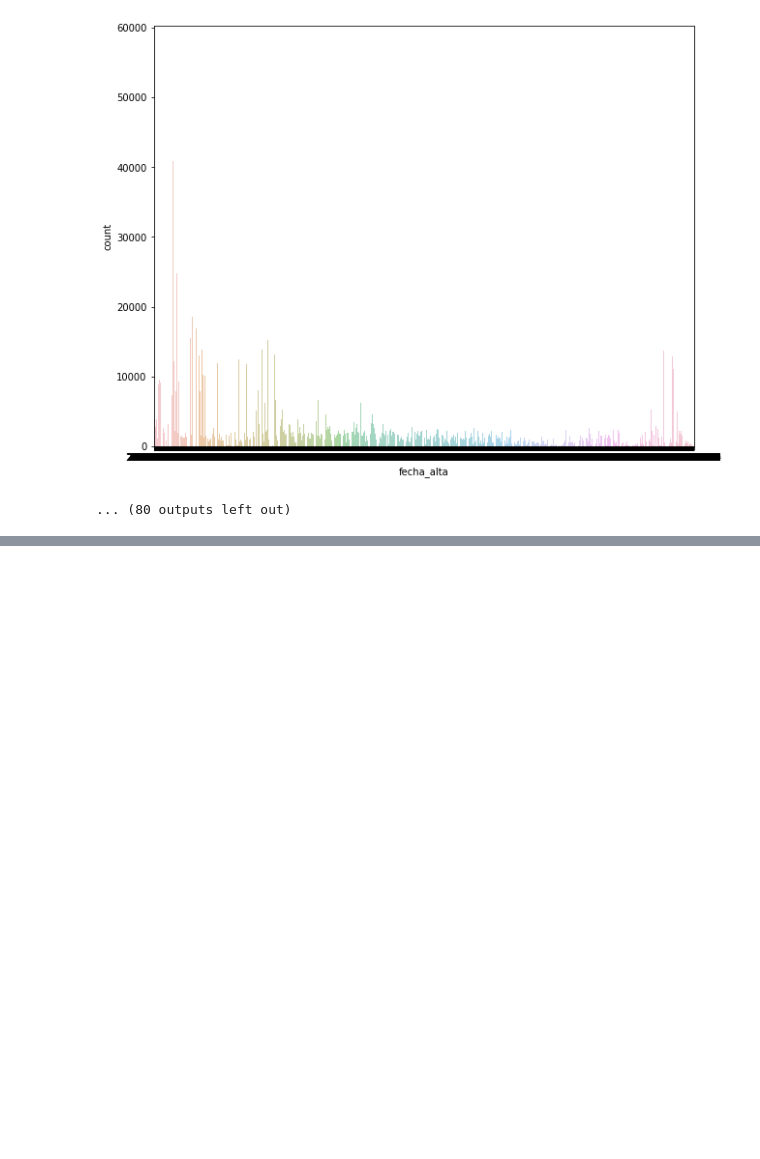
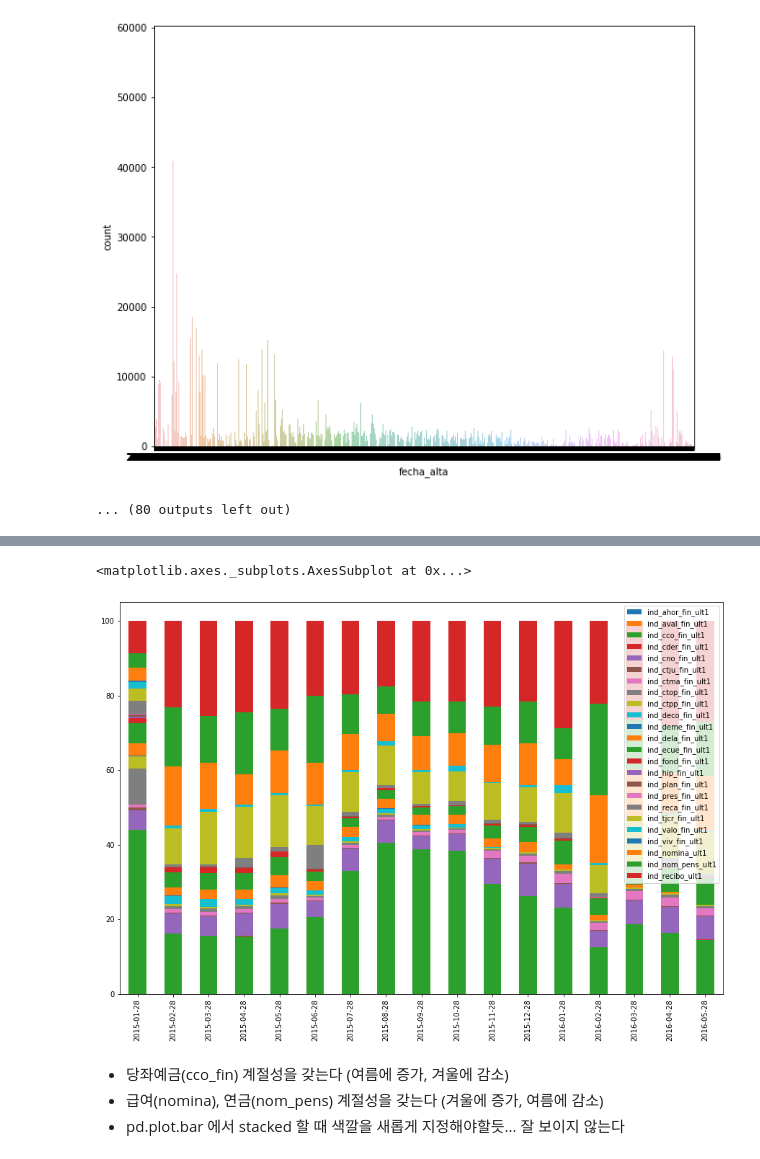
Before and after one commit to 12jeong/Kaggle-beginner, a Jupyter notebook: Santander-Product-Recommendation-Competition/EDA.ipynb, the cells around one changed output, grey strips where cells are left out. Saved outputs shown, nothing was run; the diff lists cells and outputs as text; code cells hidden in the pictures; blank space fills up the shorter version.

```diff
--- a/Santander-Product-Recommendation-Competition/EDA.ipynb
+++ b/Santander-Product-Recommendation-Competition/EDA.ipynb
@@ -257,0 +401,13 @@ col: fecha_alta
+# %%
+label_over_time_df2 = label_over_time_df.apply(lambda x: 100*x/x.sum(), axis=1)
+label_over_time_df2.index = months
+label_over_time_df2.columns = prod_cols
+plt.rcParams["figure.figsize"] = (15,10)
+label_over_time_df2.plot.bar(stacked=True)
+# %% [output]
+<matplotlib.axes._subplots.AxesSubplot at 0x...>
+[figure, added]
+# %% [markdown]
+- 당좌예금(cco_fin) 계절성을 갖는다 (여름에 증가, 겨울에 감소)
+- 급여(nomina), 연금(nom_pens) 계절성을 갖는다 (겨울에 증가, 여름에 감소)
+- pd.plot.bar 에서 stacked 할 때 색깔을 새롭게 지정해야할듯... 잘 보이지 않는다
```
Also changed, not shown: parts of 44 cells of this notebook.
